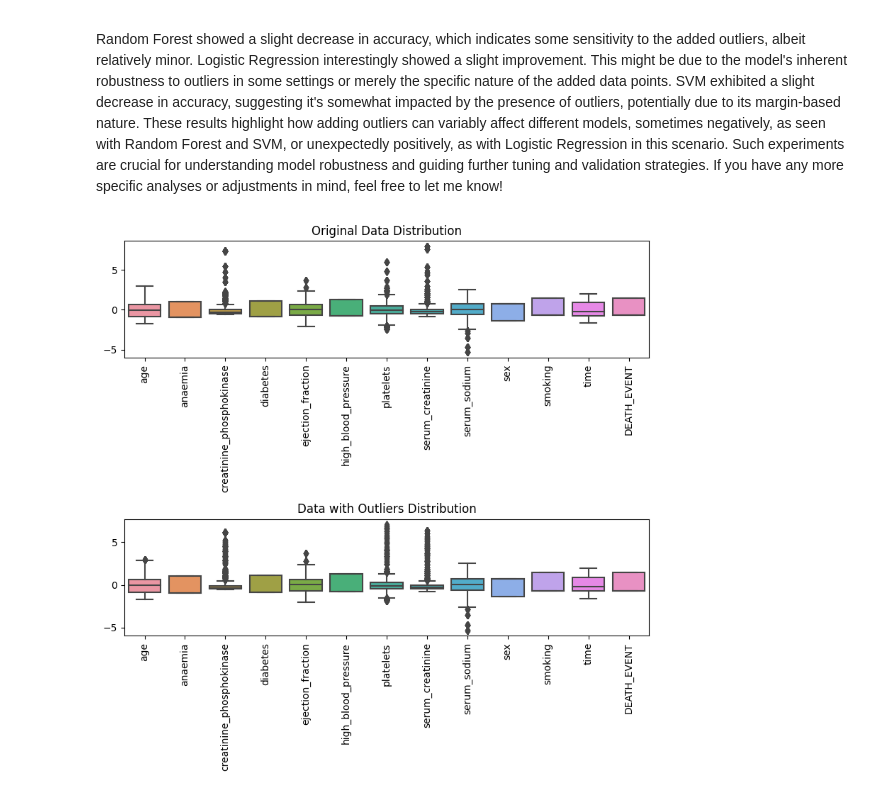
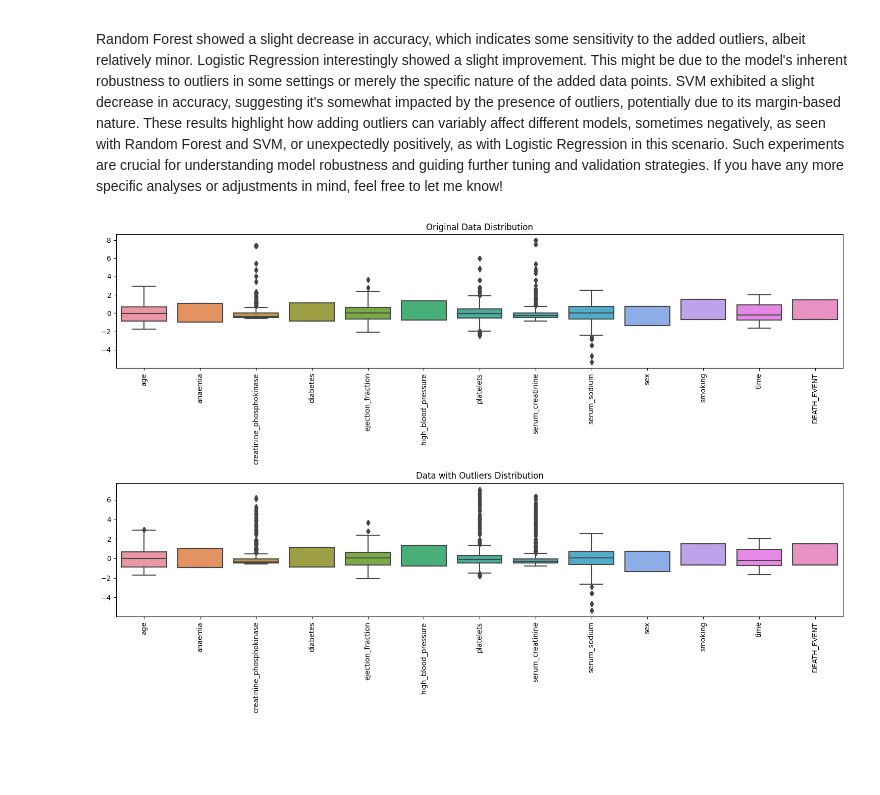
Before and after one commit to AgnieszkaDb/ML-theory, a Jupyter notebook: GPT-4.ipynb, the cells around one changed output. Drawn from its saved outputs; the diff is of its cells as text; code cells hidden in the pictures; blank space fills up the shorter version.

Commit message:
change plot size

```diff
--- a/GPT-4.ipynb
+++ b/GPT-4.ipynb
@@ -198,32 +198,32 @@ These results highlight how adding outliers can variably affect different models
 # %%
 from sklearn.preprocessing import StandardScaler
 
 
 # Plot the distributions
 def plot_distributions(original_data, data_with_outliers):
-    plt.figure(figsize=(8, 8))
+    plt.figure(figsize=(15, 10))
 
     # Plot original data distributions
     plt.subplot(2, 1, 1)
     sns.boxplot(data=original_data)
     plt.title('Original Data Distribution')
     plt.xticks(rotation=90)
 
     # Plot data with outliers distributions
     plt.subplot(2, 1, 2)
     sns.boxplot(data=data_with_outliers)
     plt.title('Data with Outliers Distribution')
     plt.xticks(rotation=90)
 
     plt.tight_layout()
     plt.show()
 
 # Standardize the data
 scaler = StandardScaler()
 data_scaled = pd.DataFrame(scaler.fit_transform(data), columns=data.columns)
 data_with_outliers_scaled = pd.DataFrame(scaler.fit_transform(augmented_data), columns=data.columns)
 
 # Plot the distributions of scaled data
 plot_distributions(data_scaled, data_with_outliers_scaled)
 # %% [output]
-[figure, old version]
+[figure, new version]
```
